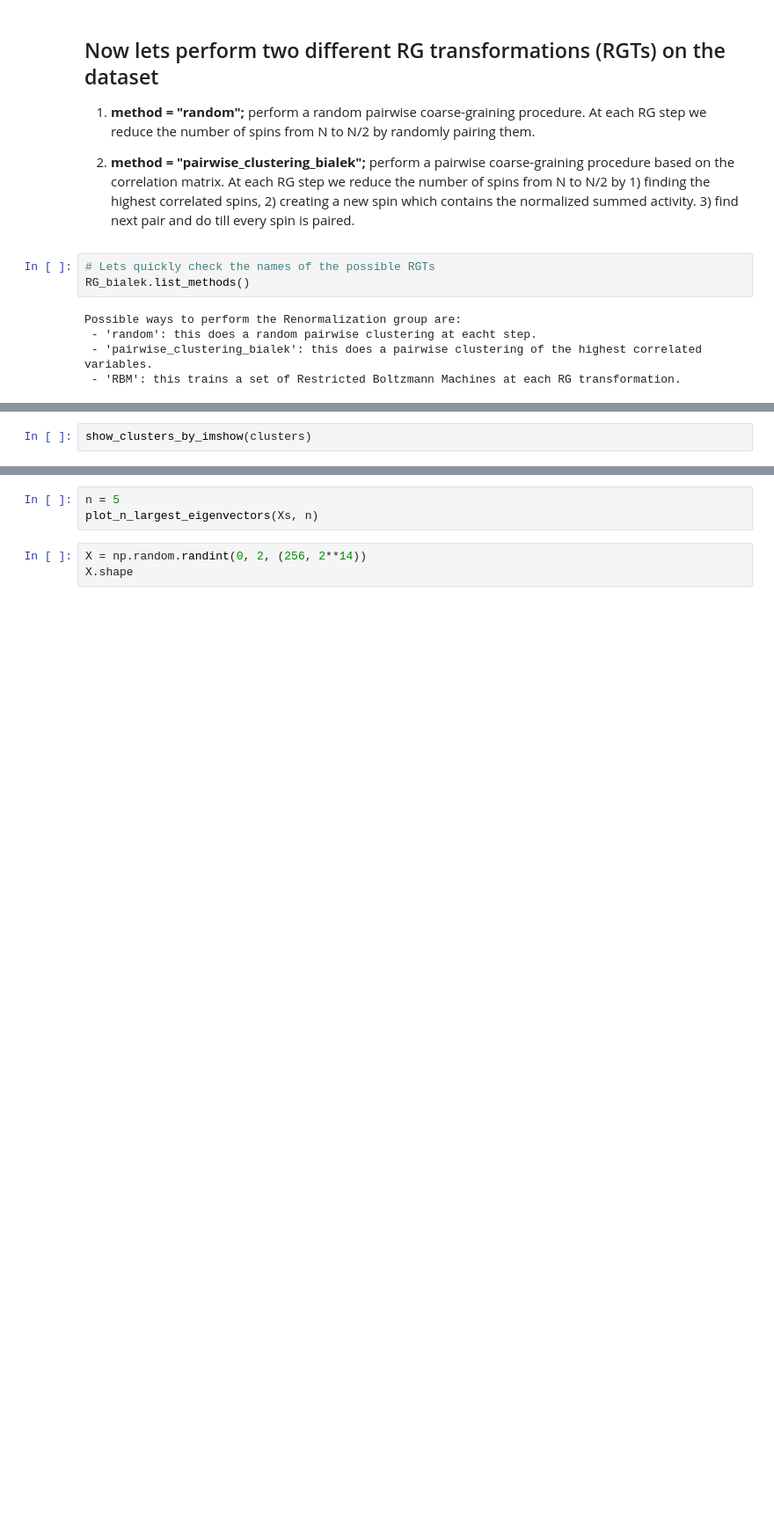
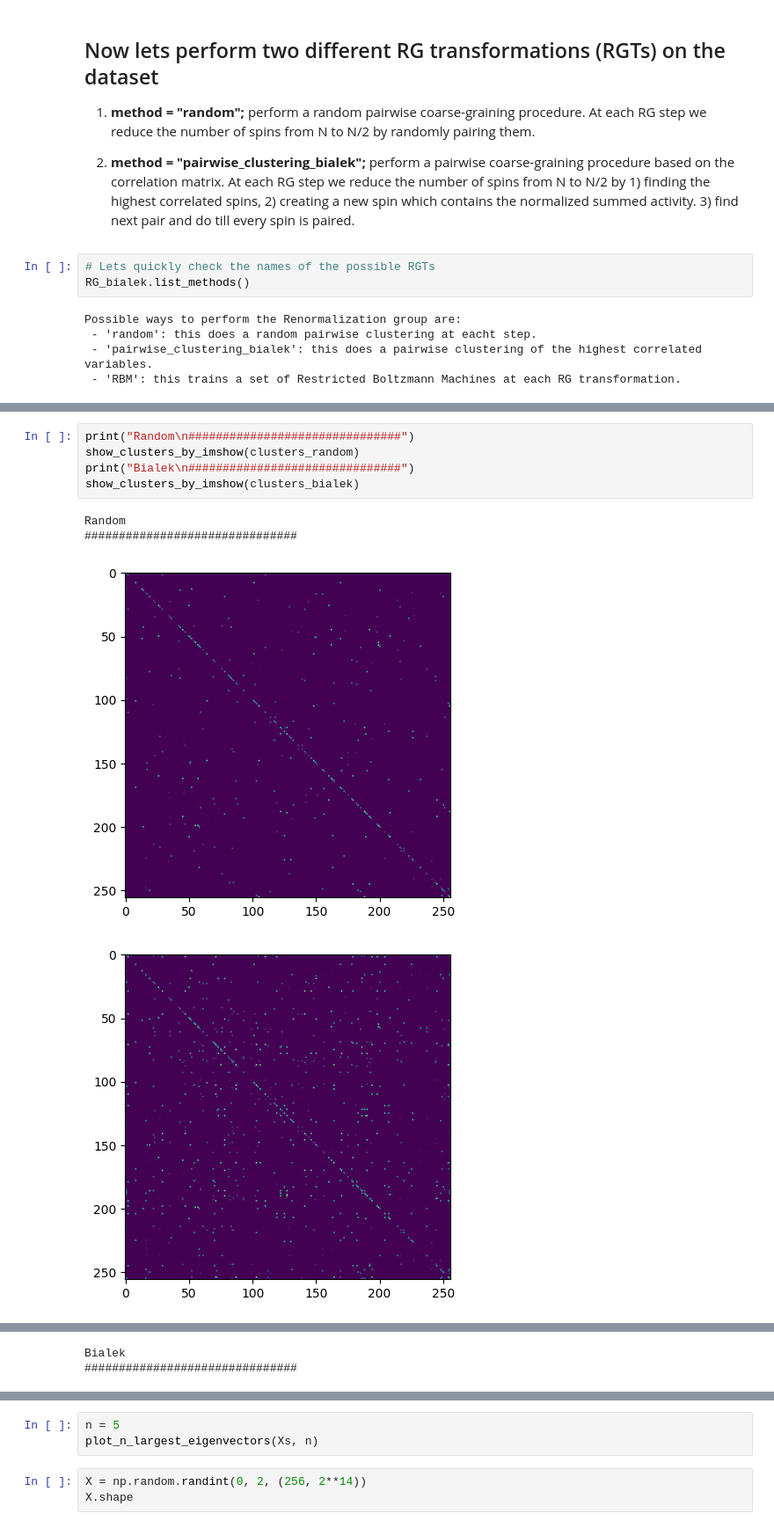
Before and after one commit to KKMGeraedts/Renormalization-Group-Bialek, a Jupyter notebook: Studying Scaling Behabiaour of Real Space RG (Bialek).ipynb, the cells around one changed output, grey strips where cells are left out. Shown at 88% size. Saved outputs shown, nothing was run; the diff lists cells and outputs as text; blank space fills up the shorter version.

```diff
--- a/Studying Scaling Behabiaour of Real Space RG (Bialek).ipynb
+++ b/Studying Scaling Behabiaour of Real Space RG (Bialek).ipynb
@@ -207,2 +133,10 @@ plot_eigenvalue_scaling(Xs)
 # %%
-show_clusters_by_imshow(clusters)
+print("Random\n###############################")
+show_clusters_by_imshow(clusters_random)
+print("Bialek\n###############################")
+show_clusters_by_imshow(clusters_bialek)
+# %% [output]
+Random
+###############################
+[figure, added]
+[figure, added]
@@ -208,0 +145,2 @@ show_clusters_by_imshow(clusters)
+Bialek
+###############################
```
Also changed, not shown: parts of 16 cells of this notebook, 2 other files.
